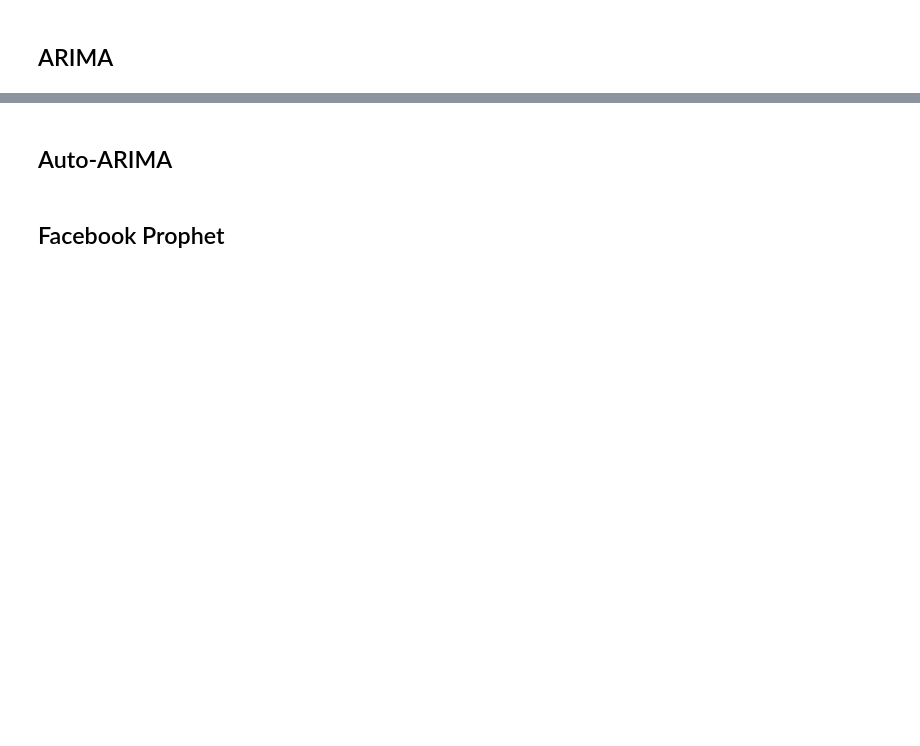
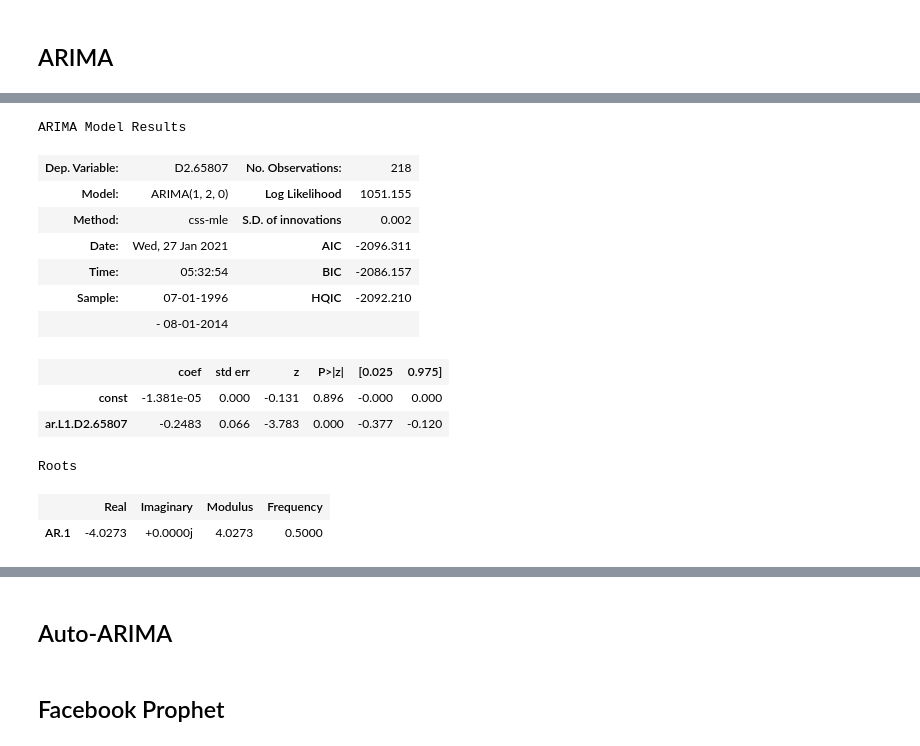
Before and after one commit to tjkim614/springfield_housing_analysis, a Jupyter notebook: 2-Modeling.ipynb, the cells around one changed output, grey strips where cells are left out. Drawn from its saved outputs; the diff is of its cells as text; code cells hidden in the pictures; blank space fills up the shorter version.

```diff
--- a/2-Modeling.ipynb
+++ b/2-Modeling.ipynb
@@ -159,0 +225,20 @@ RMSE:  0.002806353788351516
+# %%
+arima = ARIMA(sf_train['65807'], order=(1,2,0)).fit()
+trainpreds = np.append(np.array([0]), np.array(arima.predict()))
+testpreds = arima.forecast()[0]
+arima.summary()
+# %% [output]
+ARIMA Model Results
+| Dep. Variable: | D2.65807 | No. Observations: | 218 |
+| Model: | ARIMA(1, 2, 0) | Log Likelihood | 1051.155 |
+| Method: | css-mle | S.D. of innovations | 0.002 |
+| Date: | Wed, 27 Jan 2021 | AIC | -2096.311 |
+| Time: | 05:32:54 | BIC | -2086.157 |
+| Sample: | 07-01-1996 | HQIC | -2092.210 |
+|  | - 08-01-2014 |  |  |
+|  | coef | std err | z | P>|z| | [0.025 | 0.975] |
+| const | -1.381e-05 | 0.000 | -0.131 | 0.896 | -0.000 | 0.000 |
+| ar.L1.D2.65807 | -0.2483 | 0.066 | -3.783 | 0.000 | -0.377 | -0.120 |
+Roots
+|  | Real | Imaginary | Modulus | Frequency |
+| AR.1 | -4.0273 | +0.0000j | 4.0273 | 0.5000 |
```
Also changed, not shown: parts of 11 cells of this notebook, 3 other files.
